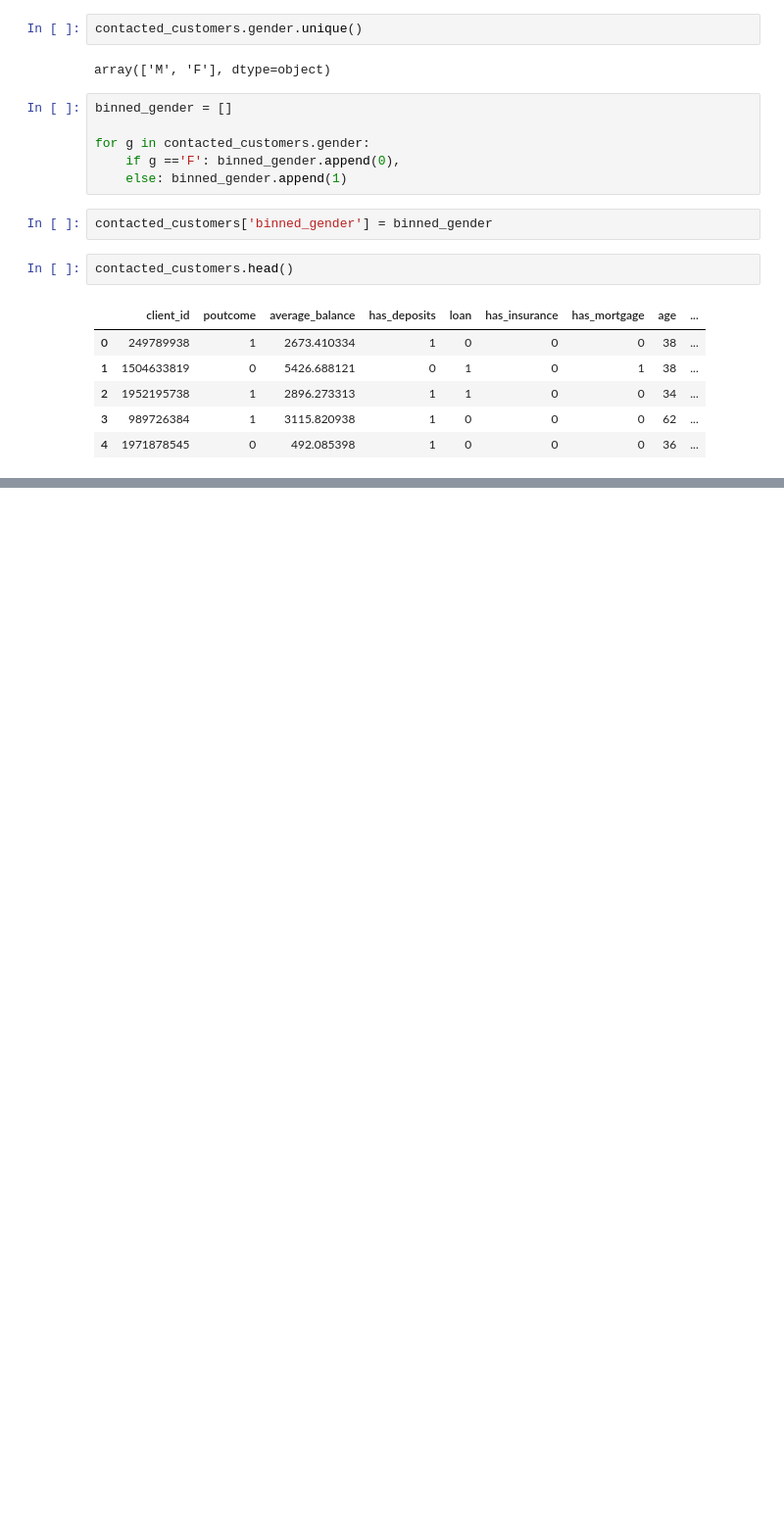
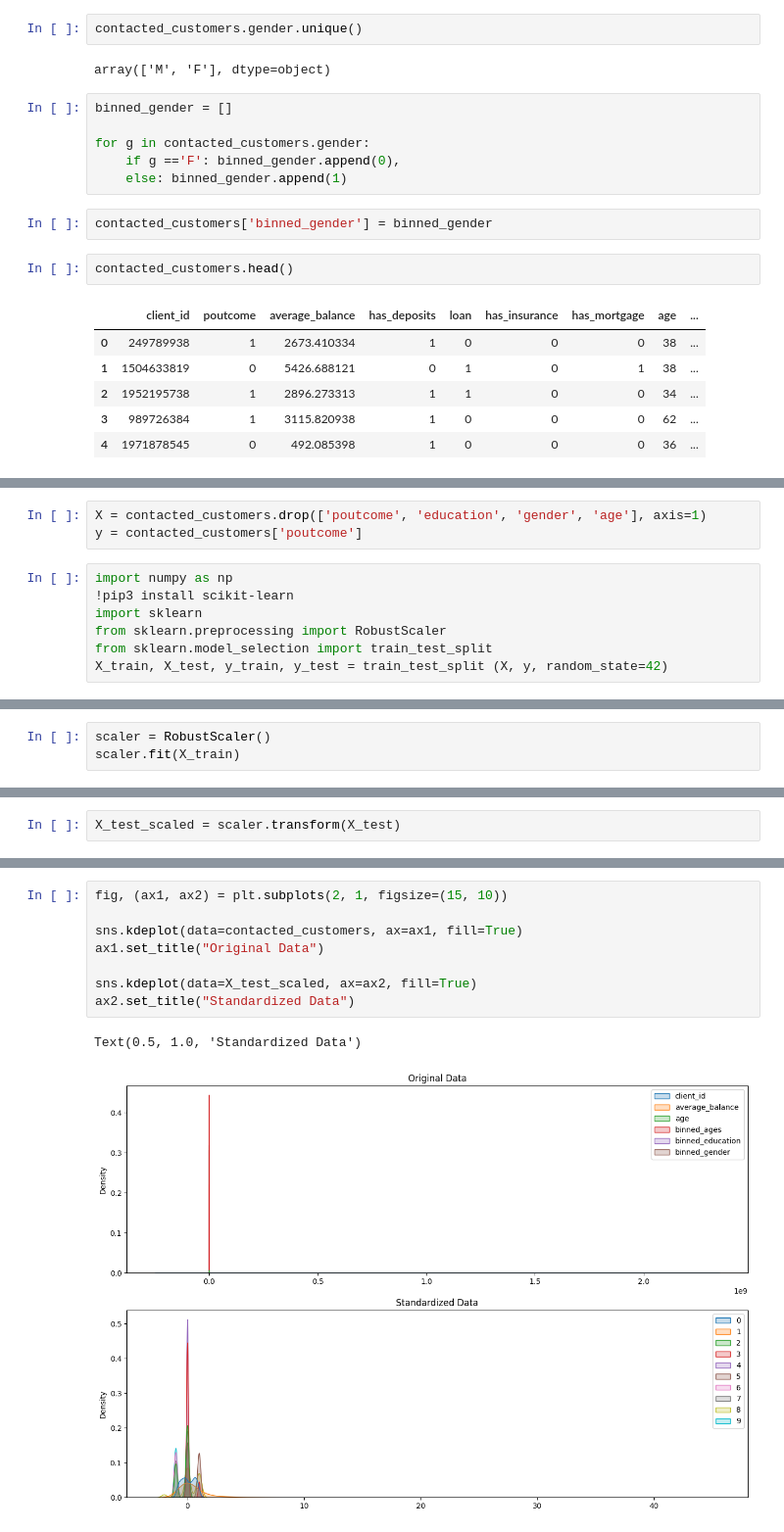
Before and after one commit to braverun/cb_case_study, a Jupyter notebook: cb_case_study.ipynb, the cells around one changed output, grey strips where cells are left out. Shown at 98% size. Drawn from its saved outputs; the diff is of its cells as text; blank space fills up the shorter version.

```diff
--- a/cb_case_study.ipynb
+++ b/cb_case_study.ipynb
@@ -319,0 +311,10 @@ contacted_customers.head()
+# %%
+X = contacted_customers.drop(['poutcome', 'education', 'gender', 'age'], axis=1)
+y = contacted_customers['poutcome']
+# %%
+import numpy as np
+!pip3 install scikit-learn
+import sklearn
+from sklearn.preprocessing import RobustScaler
+from sklearn.model_selection import train_test_split
+X_train, X_test, y_train, y_test = train_test_split (X, y, random_state=42)
@@ -319,0 +327,3 @@ contacted_customers.head()
+# %%
+scaler = RobustScaler()
+scaler.fit(X_train)
@@ -319,0 +350,2 @@ contacted_customers.head()
+# %%
+X_test_scaled = scaler.transform(X_test)
@@ -319,0 +373,11 @@ contacted_customers.head()
+# %%
+fig, (ax1, ax2) = plt.subplots(2, 1, figsize=(15, 10))
+
+sns.kdeplot(data=contacted_customers, ax=ax1, fill=True)
+ax1.set_title("Original Data")
+
+sns.kdeplot(data=X_test_scaled, ax=ax2, fill=True)
+ax2.set_title("Standardized Data")
+# %% [output]
+Text(0.5, 1.0, 'Standardized Data')
+[figure, added]
```
Also changed, not shown: parts of 16 cells of this notebook.
